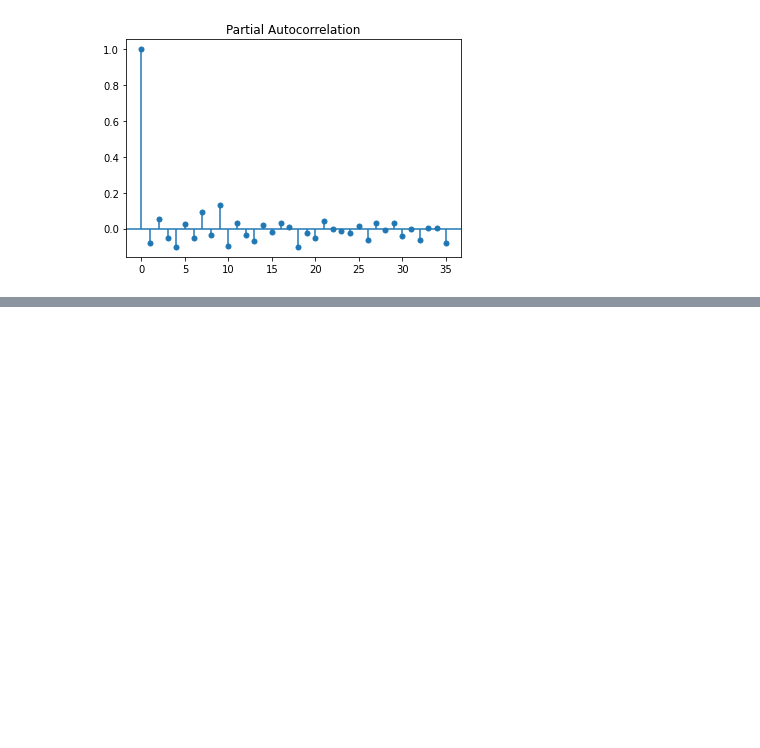
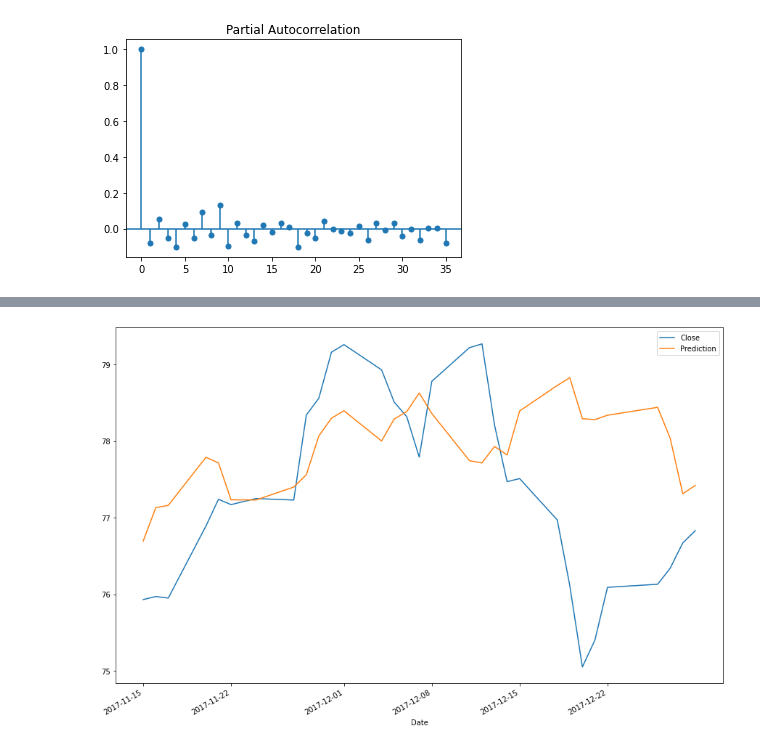
Before and after one commit to cian-moynagh/Group-40-Sweng, a Jupyter notebook: Time Series Analysis.ipynb, the cells around one changed output, grey strips where cells are left out. Saved outputs shown, nothing was run; the diff lists cells and outputs as text; code cells hidden in the pictures; blank space fills up the shorter version.

```diff
--- a/Time Series Analysis.ipynb
+++ b/Time Series Analysis.ipynb
@@ -167 +124,7 @@ plot7 = pd.concat([test7,future_forecast_7],axis=1).plot(figsize = (15,10))
+# %%
+future_forecast_12 = pd.DataFrame(future_forecast_12,index = test_31.index,columns=['Prediction'])
+
+plot_31 = pd.concat([test_31,future_forecast_12],axis=1).plot(figsize = (15,10))
+# %% [output]
+[figure, added]
 # %%
```
Also changed, not shown: parts of 15 cells of this notebook.
